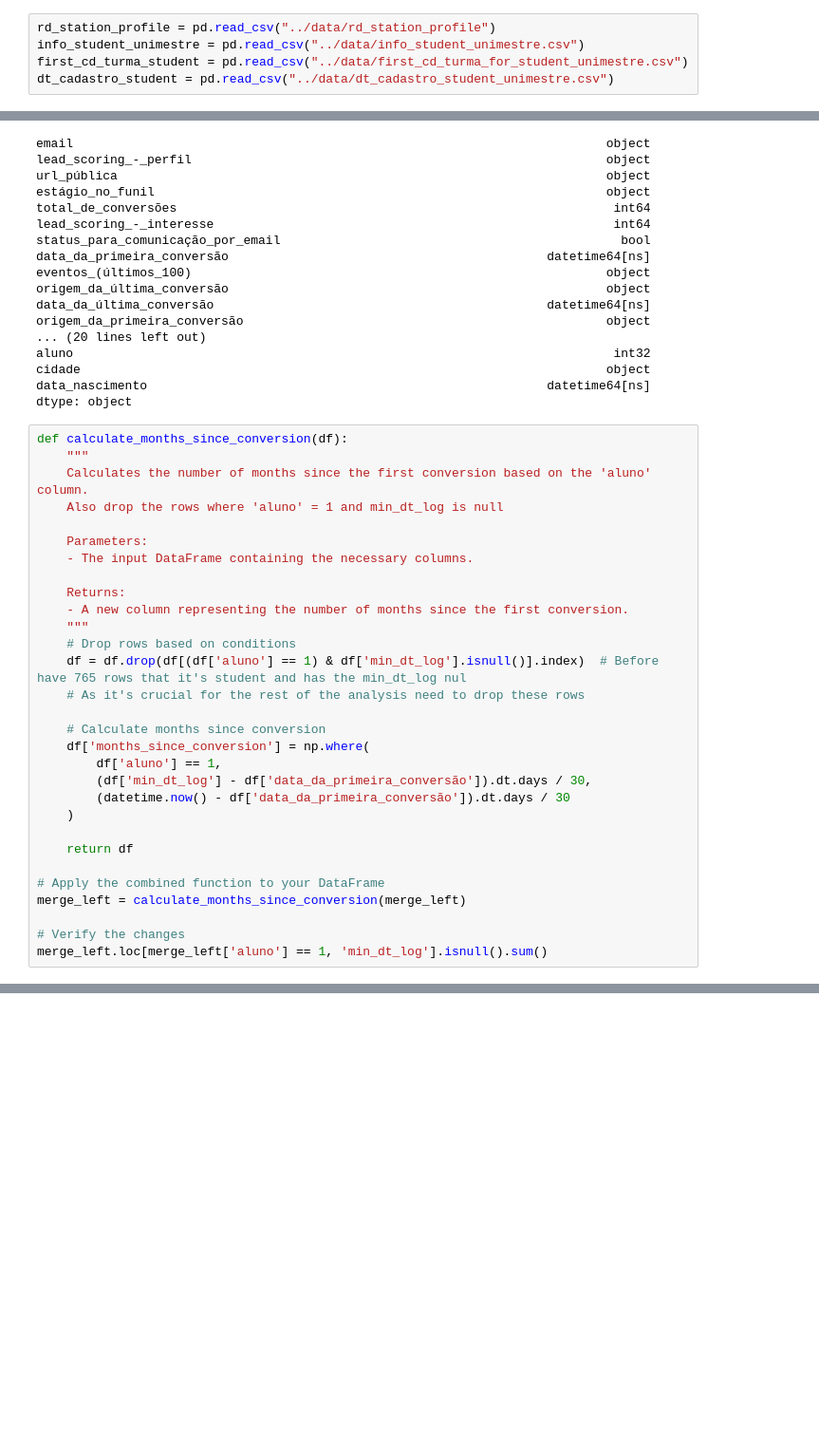
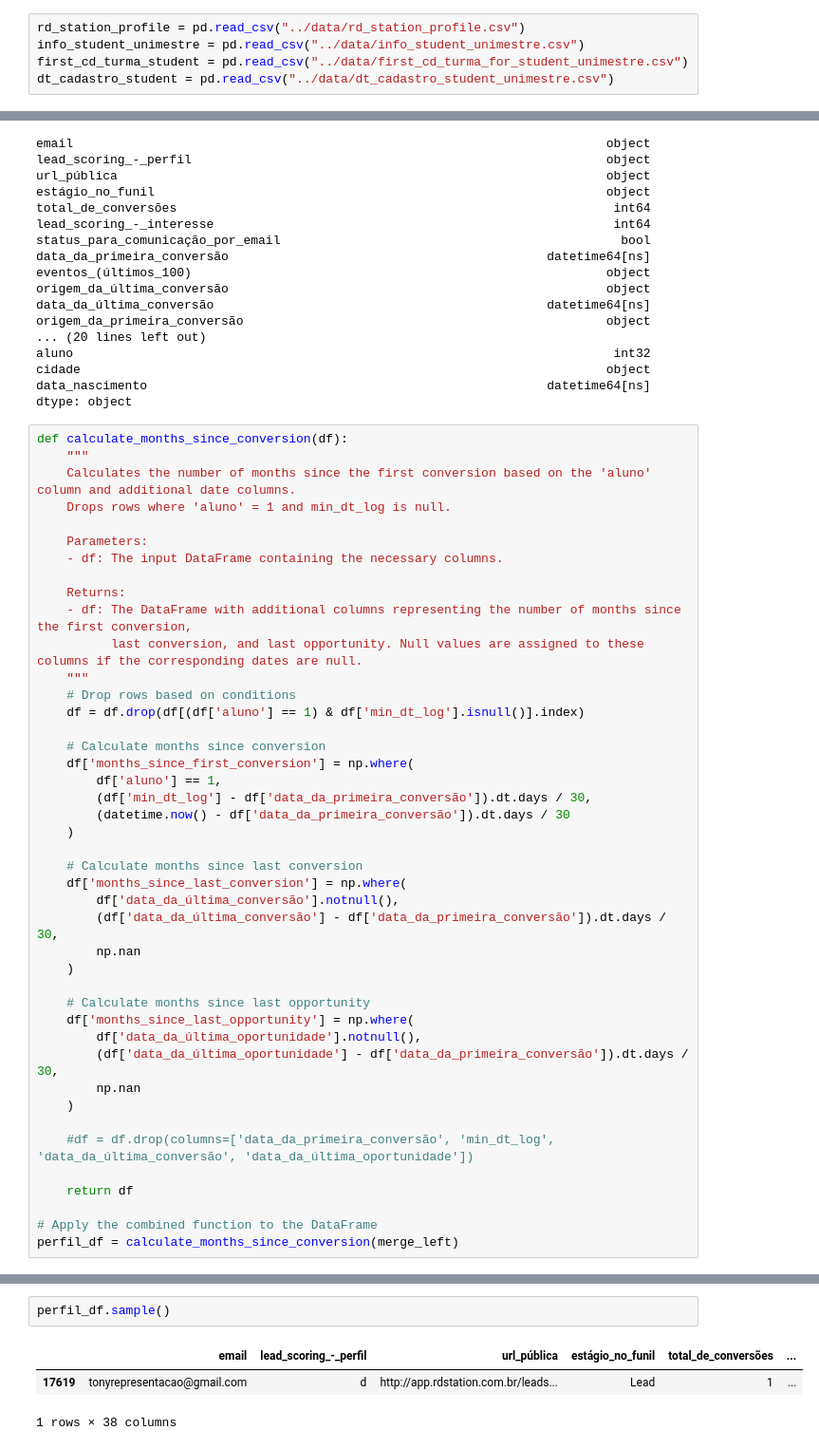
Before and after one commit to anaaristow/sustentare_analytics, a Jupyter notebook: eda_etl/transforming.ipynb, the cells around one changed output, grey strips where cells are left out. Shown at 95% size. Saved outputs shown, nothing was run; the diff lists cells and outputs as text; blank space fills up the shorter version.

Commit message:
Clean df with event column done

```diff
--- a/eda_etl/transforming.ipynb
+++ b/eda_etl/transforming.ipynb
@@ -3,7 +3,7 @@ import numpy as np
 import pandas as pd
 from datetime import datetime
 # %%
-rd_station_profile = pd.read_csv("../data/rd_station_profile")
+rd_station_profile = pd.read_csv("../data/rd_station_profile.csv")
 info_student_unimestre = pd.read_csv("../data/info_student_unimestre.csv")
 first_cd_turma_student = pd.read_csv("../data/first_cd_turma_for_student_unimestre.csv")
 dt_cadastro_student = pd.read_csv("../data/dt_cadastro_student_unimestre.csv")
@@ -123,30 +119,43 @@ dtype: object
 # %%
 def calculate_months_since_conversion(df):
     """
-    Calculates the number of months since the first conversion based on the 'aluno' column.
-    Also drop the rows where 'aluno' = 1 and min_dt_log is null
+    Calculates the number of months since the first conversion based on the 'aluno' column and additional date columns.
+    Drops rows where 'aluno' = 1 and min_dt_log is null.
 
     Parameters:
-    - The input DataFrame containing the necessary columns.
+    - df: The input DataFrame containing the necessary columns.
 
     Returns:
-    - A new column representing the number of months since the first conversion.
+    - df: The DataFrame with additional columns representing the number of months since the first conversion,
+          last conversion, and last opportunity. Null values are assigned to these columns if the corresponding dates are null.
     """
     # Drop rows based on conditions
-    df = df.drop(df[(df['aluno'] == 1) & df['min_dt_log'].isnull()].index)  # Before have 765 rows that it's student and has the min_dt_log nul
-    # As it's crucial for the rest of the analysis need to drop these rows
+    df = df.drop(df[(df['aluno'] == 1) & df['min_dt_log'].isnull()].index)
 
     # Calculate months since conversion
-    df['months_since_conversion'] = np.where(
+    df['months_since_first_conversion'] = np.where(
         df['aluno'] == 1,
         (df['min_dt_log'] - df['data_da_primeira_conversão']).dt.days / 30,
         (datetime.now() - df['data_da_primeira_conversão']).dt.days / 30
     )
 
+    # Calculate months since last conversion
+    df['months_since_last_conversion'] = np.where(
+        df['data_da_última_conversão'].notnull(),
+        (df['data_da_última_conversão'] - df['data_da_primeira_conversão']).dt.days / 30,
+        np.nan
+    )
+
+    # Calculate months since last opportunity
+    df['months_since_last_opportunity'] = np.where(
+        df['data_da_última_oportunidade'].notnull(),
+        (df['data_da_última_oportunidade'] - df['data_da_primeira_conversão']).dt.days / 30,
+        np.nan
+    )
+
+    #df = df.drop(columns=['data_da_primeira_conversão', 'min_dt_log', 'data_da_última_conversão', 'data_da_última_oportunidade'])
+
     return df
 
-# Apply the combined function to your DataFrame
-merge_left = calculate_months_since_conversion(merge_left)
-
-# Verify the changes
-merge_left.loc[merge_left['aluno'] == 1, 'min_dt_log'].isnull().sum()
+# Apply the combined function to the DataFrame
+perfil_df = calculate_months_since_conversion(merge_left)
@@ -154,0 +184,6 @@ merge_left.loc[merge_left['aluno'] == 1, 'min_dt_log'].isnull().sum()
+# %%
+perfil_df.sample()
+# %% [output]
+|  | email | lead_scoring_-_perfil | url_pública | estágio_no_funil | total_de_conversões | ... |
+| 17619 | tonyrepresentacao@gmail.com | d | http://app.rdstation.com.br/leads... | Lead | 1 | ... |
+1 rows × 38 columns
```
Also changed, not shown: parts of 11 cells of this notebook, 3 other files.
